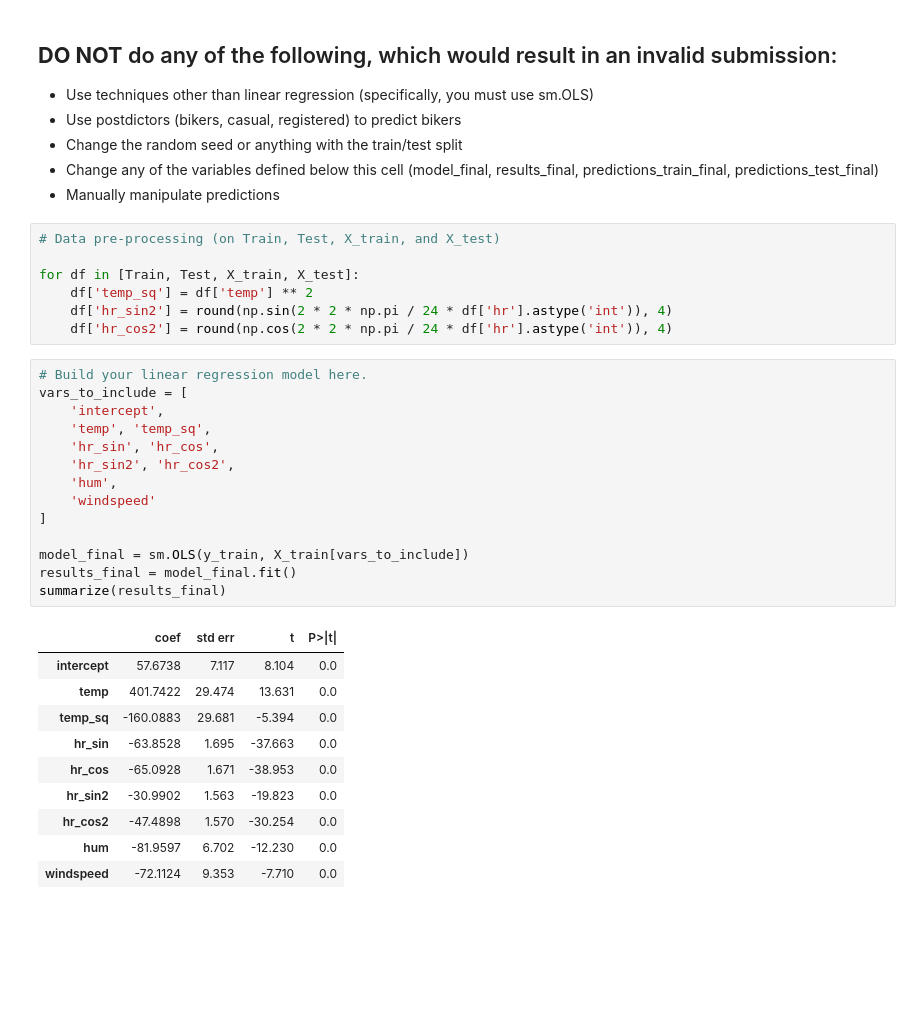
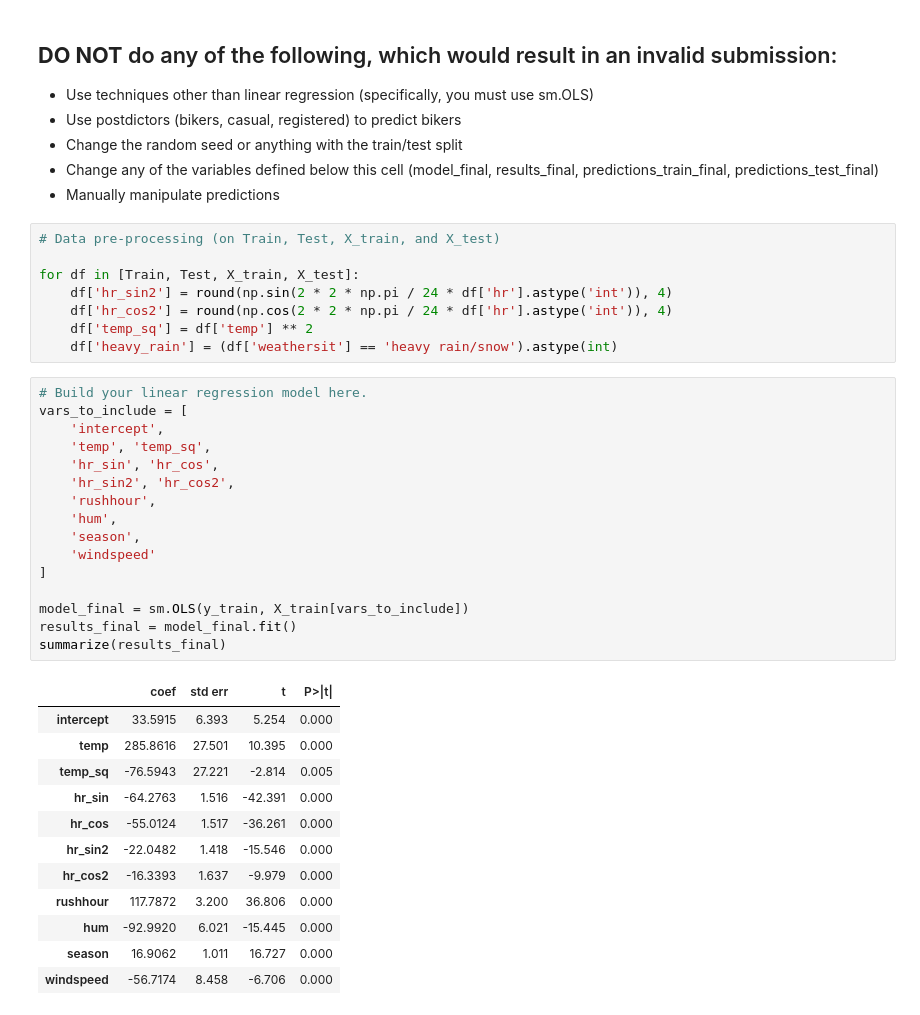
Before and after one commit to yusefSidaoui/CSE_2600_ys, a Jupyter notebook: mod05_nonlinear.ipynb, the cells around one changed output. Cells and saved outputs as stored; diff of their text form; blank space fills up the shorter version.

```diff
--- a/mod05_nonlinear.ipynb
+++ b/mod05_nonlinear.ipynb
@@ -307,34 +307,39 @@ plot_avg_actual_vs_predicted_by_feature(X=X_train,
 # Data pre-processing (on Train, Test, X_train, and X_test)
 
 for df in [Train, Test, X_train, X_test]:
-    df['temp_sq'] = df['temp'] ** 2
     df['hr_sin2'] = round(np.sin(2 * 2 * np.pi / 24 * df['hr'].astype('int')), 4)
     df['hr_cos2'] = round(np.cos(2 * 2 * np.pi / 24 * df['hr'].astype('int')), 4)
+    df['temp_sq'] = df['temp'] ** 2
+    df['heavy_rain'] = (df['weathersit'] == 'heavy rain/snow').astype(int)
 # %%
 # Build your linear regression model here.
 vars_to_include = [
     'intercept',
     'temp', 'temp_sq',
     'hr_sin', 'hr_cos',
     'hr_sin2', 'hr_cos2',
+    'rushhour',
     'hum',
+    'season',
     'windspeed'
 ]
 
 model_final = sm.OLS(y_train, X_train[vars_to_include])
 results_final = model_final.fit()
 summarize(results_final)
 # %% [output]
 |  | coef | std err | t | P>|t| |
-| intercept | 57.6738 | 7.117 | 8.104 | 0.0 |
-| temp | 401.7422 | 29.474 | 13.631 | 0.0 |
-| temp_sq | -160.0883 | 29.681 | -5.394 | 0.0 |
-| hr_sin | -63.8528 | 1.695 | -37.663 | 0.0 |
-| hr_cos | -65.0928 | 1.671 | -38.953 | 0.0 |
-| hr_sin2 | -30.9902 | 1.563 | -19.823 | 0.0 |
-| hr_cos2 | -47.4898 | 1.570 | -30.254 | 0.0 |
-| hum | -81.9597 | 6.702 | -12.230 | 0.0 |
-| windspeed | -72.1124 | 9.353 | -7.710 | 0.0 |
+| intercept | 33.5915 | 6.393 | 5.254 | 0.000 |
+| temp | 285.8616 | 27.501 | 10.395 | 0.000 |
+| temp_sq | -76.5943 | 27.221 | -2.814 | 0.005 |
+| hr_sin | -64.2763 | 1.516 | -42.391 | 0.000 |
+| hr_cos | -55.0124 | 1.517 | -36.261 | 0.000 |
+| hr_sin2 | -22.0482 | 1.418 | -15.546 | 0.000 |
+| hr_cos2 | -16.3393 | 1.637 | -9.979 | 0.000 |
+| rushhour | 117.7872 | 3.200 | 36.806 | 0.000 |
+| hum | -92.9920 | 6.021 | -15.445 | 0.000 |
+| season | 16.9062 | 1.011 | 16.727 | 0.000 |
+| windspeed | -56.7174 | 8.458 | -6.706 | 0.000 |
 # %%
 predictions_train_final = predict(X_train[vars_to_include], results_final)
 print('MSE train: ', mse(y_train, predictions_train_final))
```
Also changed, not shown: parts of 2 cells of this notebook.
